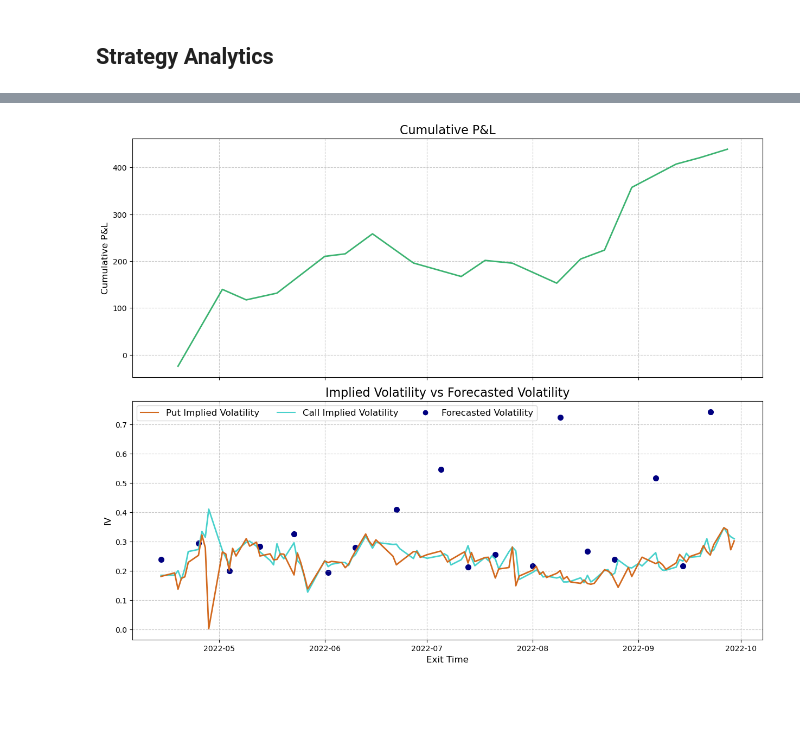
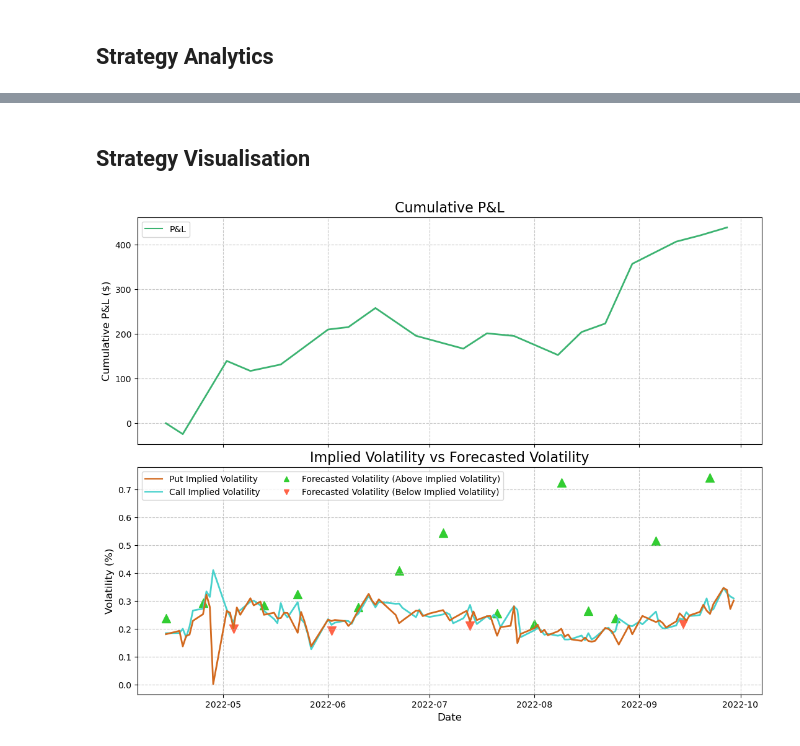
Before and after one commit to ben-marconi/optionsVolatilityStrategy, a Jupyter notebook: strategy.ipynb, the cells around one changed output, grey strips where cells are left out. Drawn from its saved outputs; the diff is of its cells as text; code cells hidden in the pictures; blank space fills up the shorter version.

Commit message:
Finish Plot and description

```diff
--- a/strategy.ipynb
+++ b/strategy.ipynb
@@ -215,7 +201,8 @@ trade_book
 <a id='analytics'></a>
 ## Strategy Analytics
 # %%
-trade_book['cumulative_pnl'] = trade_book['PnL'].cumsum()
+trade_book['Cumulative PnL'] = trade_book['PnL'].cumsum()
+trade_book['Trade Returns (%)'] = round(trade_book['PnL'] / trade_book['Entry Price'], 2) * 100
 
 analytics = pd.DataFrame(index=['Strategy'])
 # Calculate total PnL
@@ -244,43 +231,75 @@ losers = trade_book.loc[trade_book.PnL<= 0]
 lost = losers.PnL.sum()
 analytics['Profit Factor'] = round(abs(made/lost), 2)
 
-analytics.head()
+# Average Returns
+analytics['Average Returns (%)'] = trade_book['Trade Returns (%)'].mean()
+analytics
 # %% [output]
 |  | Total PnL | Total Trades | Positive Trades | Negative Trades | Per Trade PnL of Winners | Per Trade PnL of Losers | ... |
 | Strategy | 438.62 | 18 | 12 | 6 | 52.07 | 31.03 | ... |
+# %% [markdown]
+## Strategy Visualisation
 # %%
+# Prepare data
+signals = trade_book[['Position', 'Entry Time']].copy()
+signals['price'] = 0
+signals_long = signals[signals['Position'] == 'Long']
+signals_short = signals[signals['Position'] == 'Short']
+signals_short = signals_short.merge(options_data[252*4:]['forecasted_volatility'], how='left', left_on='Entry Time', right_on=' [QUOTE_DATE]')
+signals_long = signals_long.merge(options_data[252*4:]['forecasted_volatility'], how='left', left_on='Entry Time', right_on=' [QUOTE_DATE]')
+
+
+# Add point (0, 0)
+start_position = {
+    'Position': 'No Position',
+    'Entry Time': pd.to_datetime('2022-04-14'),
+    'Entry Price': 0,
+    'Exit Time': pd.to_datetime('2022-04-14'),
+    'Exit Price': 0,
+    'PnL': 0,
+    'Cumulative PnL': 0
+}
+start_position = pd.DataFrame([start_position])
+trade_book = pd.concat([start_position, trade_book], ignore_index=True)
 # Create a figure and axes
-fig, (ax1, ax2) = plt.subplots(2, 1, figsize=(15, 12), sharex=True)
+fig, (ax1, ax2) = plt.subplots(2, 1, figsize=(13, 10), sharex=True)
 
 # Plot the main data on the top axis (ax1)
-ax1.plot(trade_book['Exit Time'], trade_book['cumulative_pnl'], color='mediumseagreen', linestyle='-', linewidth=2)
-ax1.set_ylabel('Cumulative P&L', fontsize=12)
+ax1.plot(trade_book['Exit Time'], trade_book['Cumulative PnL'], color='mediumseagreen', linestyle='-', linewidth=2)
+ax1.set_ylabel('Cumulative P&L ($)', fontsize=12)
 ax1.set_title('Cumulative P&L', fontsize=16)
 
 # Add grid lines to the top plot
 ax1.grid(True, linestyle='--', alpha=0.7)
 
+# Add a legend for the top plot
+ax1.legend(loc='upper left', prop={'size': 10}, ncol=2, frameon=True,
+               handles=[plt.Line2D([], [], color='mediumseagreen', label='P&L')])
+
+
 # Plot additional data on the bottom axis (ax2)
 ax2.plot(options_data[252*4:].index, options_data[252*4:].C_IV, color='mediumturquoise', linestyle='-', linewidth=2, label='Call Implied Volatility')
 ax2.plot(options_data[252*4:].index, options_data[252*4:].P_IV, color='chocolate', linestyle='-', linewidth=2, label='Put Implied Volatility')
-ax2.scatter(options_data[252*4:].index, options_data[252*4:]['forecasted_volatility'], color='navy', linestyle='-', linewidth=2, label='Forecasted Volatility')
+ax2.scatter(signals_long['Entry Time'], signals_long['forecasted_volatility'], color='limegreen', marker='^', alpha=1, s=100, label='Buy Signal')
+ax2.scatter(signals_short['Entry Time'], signals_short['forecasted_volatility'], color='tomato', marker='v', alpha=1, s=100, label='Sell Signal')
 ax2.set_xlabel('Date', fontsize=12)
-ax2.set_ylabel('Volatility(%)', fontsize=12)
+ax2.set_ylabel('Volatility (%)', fontsize=12)
 ax2.set_title('Implied Volatility vs Forecasted Volatility', fontsize=16)
 
 # Add grid lines to the bottom plot
 ax2.grid(True, linestyle='--', alpha=0.7)
 
 # Add a legend for the bottom plot
-ax2.legend(loc='upper left', prop={'size': 12}, ncol=4, frameon=True,
+ax2.legend(loc='upper left', prop={'size': 10}, ncol=2, frameon=True,
                handles=[plt.Line2D([], [], color='chocolate', label='Put Implied Volatility'),
                         plt.Line2D([], [], color='mediumturquoise', label='Call Implied Volatility'),
-                        plt.Line2D([], [], color='navy', marker='o', linestyle='None', label='Forecasted Volatility')])
+                        plt.Line2D([], [], color='limegreen', marker='^', linestyle='None', label='Forecasted Volatility (Above Implied Volatility)'),
+                        plt.Line2D([], [], color='tomato', marker='v', linestyle='None', label='Forecasted Volatility (Below Implied Volatility)')])
 
 # Adjust spacing between plots
 plt.subplots_adjust(hspace=0.1)
 
 # Show the plots
 plt.show()
 # %% [output]
-[figure, old version]
+[figure, new version]
```
Also changed, not shown: parts of 9 cells of this notebook.
